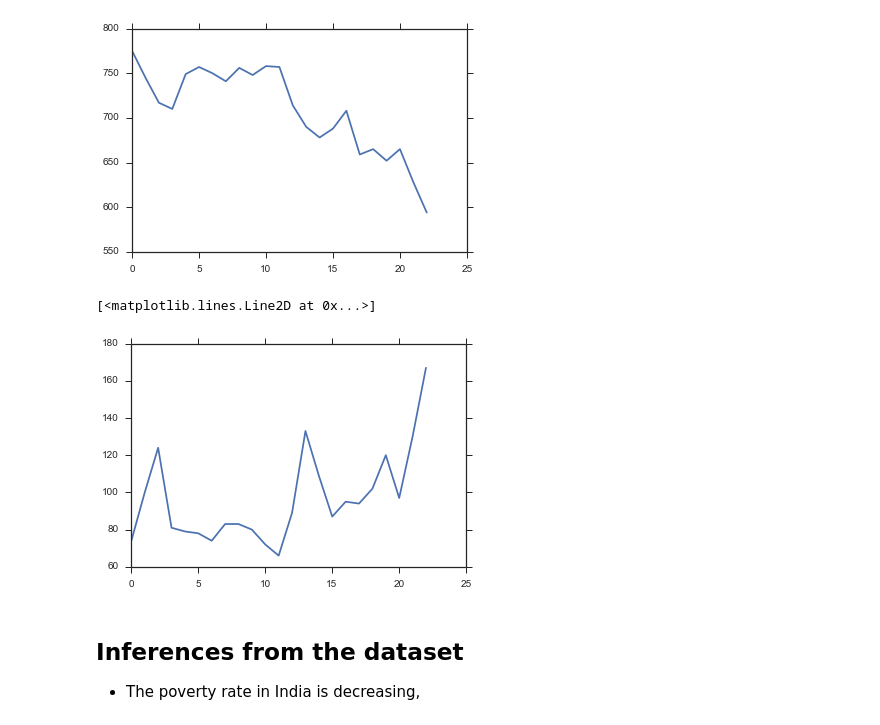
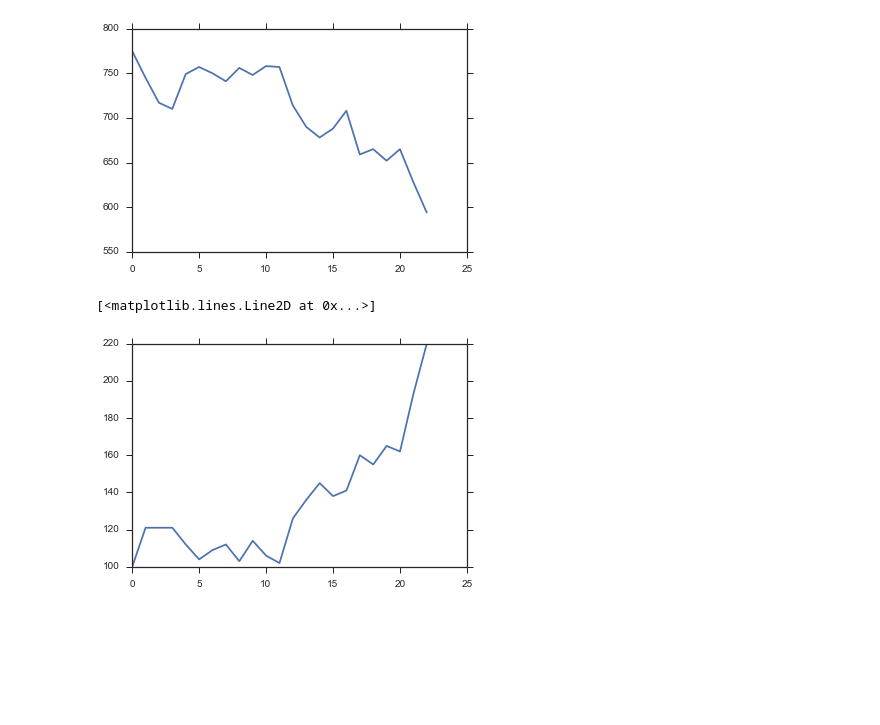
Before and after one commit to Dawny33/Data-Mining-and-ML, a Jupyter notebook: Intern Project/World_Poverty_Analysis/World_Poverty_Analysis.ipynb, the cells around one changed output. Saved outputs shown, nothing was run; the diff lists cells and outputs as text; code cells hidden in the pictures; blank space fills up the shorter version.

Commit message:
Statistical Inference updated.

```diff
--- a/Intern Project/World_Poverty_Analysis/World_Poverty_Analysis.ipynb
+++ b/Intern Project/World_Poverty_Analysis/World_Poverty_Analysis.ipynb
@@ -144,13 +144,7 @@ plt.plot(df2["MPALL"])
 [<matplotlib.lines.Line2D at 0x...>]
 [figure]
 # %%
-plt.plot(df2["FSALL"])
+plt.plot(df2["MSALL"])
 # %% [output]
 [<matplotlib.lines.Line2D at 0x...>]
-[figure, old version]
+[figure, new version]
-# %% [markdown]
-<h2> Inferences from the dataset </h2>
-
-<ul>
-<li>The poverty rate in India is decreasing, </li>
-</ul>
```
Also changed, not shown: parts of 2 cells of this notebook, 1 other file.
